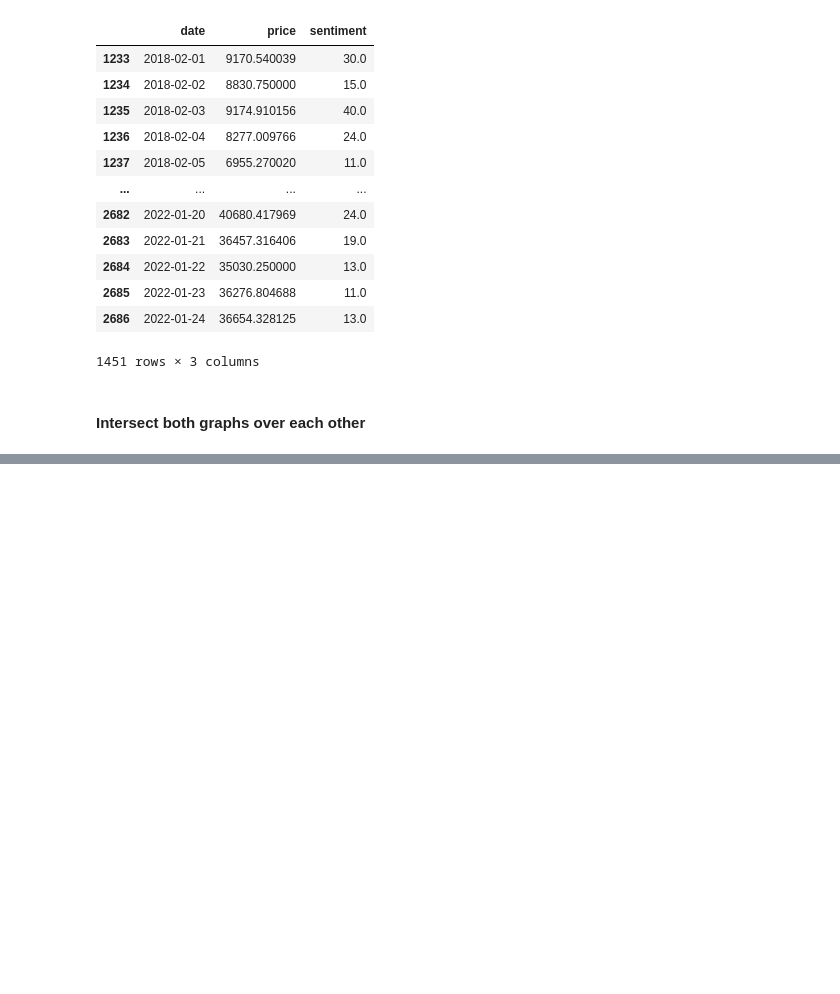
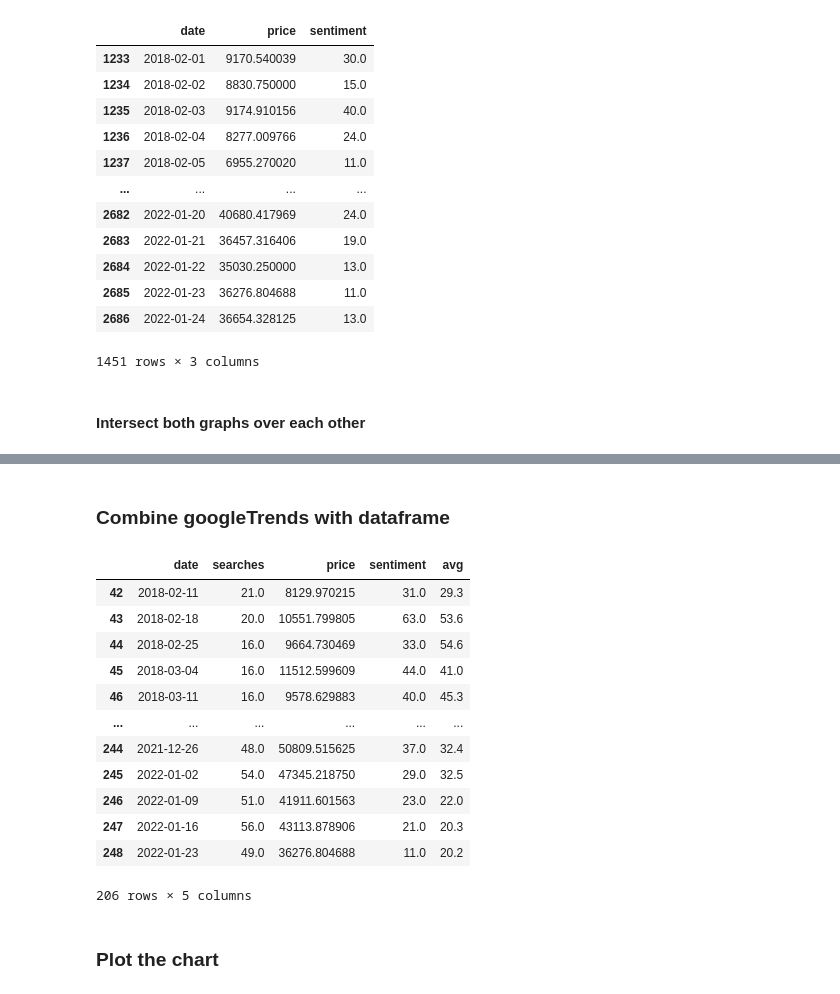
Before and after one commit to AlexMorris10x/bitcoinSentimentAnalysis, a Jupyter notebook: FearGreedIndex.ipynb, the cells around one changed output, grey strips where cells are left out. Cells and saved outputs as stored; diff of their text form; code cells hidden in the pictures; blank space fills up the shorter version.

```diff
--- a/FearGreedIndex.ipynb
+++ b/FearGreedIndex.ipynb
@@ -138,4 +138,7 @@ ax2.plot(date, avg, 'y-', linewidth=.5)
 ax1.set_xlabel('date')
 ax1.set_ylabel('price', color='g')
 ax2.set_ylabel('avg', color='y')
+
+savedf = df
+df
 # %% [output]
@@ -143,0 +185,31 @@ Text(0, 0.5, 'avg')
+# %% [markdown]
+### Combine googleTrends with dataframe
+# %%
+df = savedf
+googleTrends = savedGoogleTrends
+
+df.date = pd.to_datetime(df.date)
+googleTrends.Date = pd.to_datetime(googleTrends.Date)
+googleTrends = googleTrends.rename(columns={'Date': 'date'})
+googleTrends = googleTrends.rename (columns={'Close': 'price'})
+df = pd.merge(googleTrends, df, how='outer', on='date')
+df = df.dropna()
+
+savedf = df
+df
+# %% [output]
+|  | date | searches | price | sentiment | avg |
+| 42 | 2018-02-11 | 21.0 | 8129.970215 | 31.0 | 29.3 |
+| 43 | 2018-02-18 | 20.0 | 10551.799805 | 63.0 | 53.6 |
+| 44 | 2018-02-25 | 16.0 | 9664.730469 | 33.0 | 54.6 |
+| 45 | 2018-03-04 | 16.0 | 11512.599609 | 44.0 | 41.0 |
+| 46 | 2018-03-11 | 16.0 | 9578.629883 | 40.0 | 45.3 |
+| ... | ... | ... | ... | ... | ... |
+| 244 | 2021-12-26 | 48.0 | 50809.515625 | 37.0 | 32.4 |
+| 245 | 2022-01-02 | 54.0 | 47345.218750 | 29.0 | 32.5 |
+| 246 | 2022-01-09 | 51.0 | 41911.601563 | 23.0 | 22.0 |
+| 247 | 2022-01-16 | 56.0 | 43113.878906 | 21.0 | 20.3 |
+| 248 | 2022-01-23 | 49.0 | 36276.804688 | 11.0 | 20.2 |
+206 rows × 5 columns
+# %% [markdown]
+### Plot the chart
```
Also changed, not shown: parts of 5 cells of this notebook, 4 other files.
